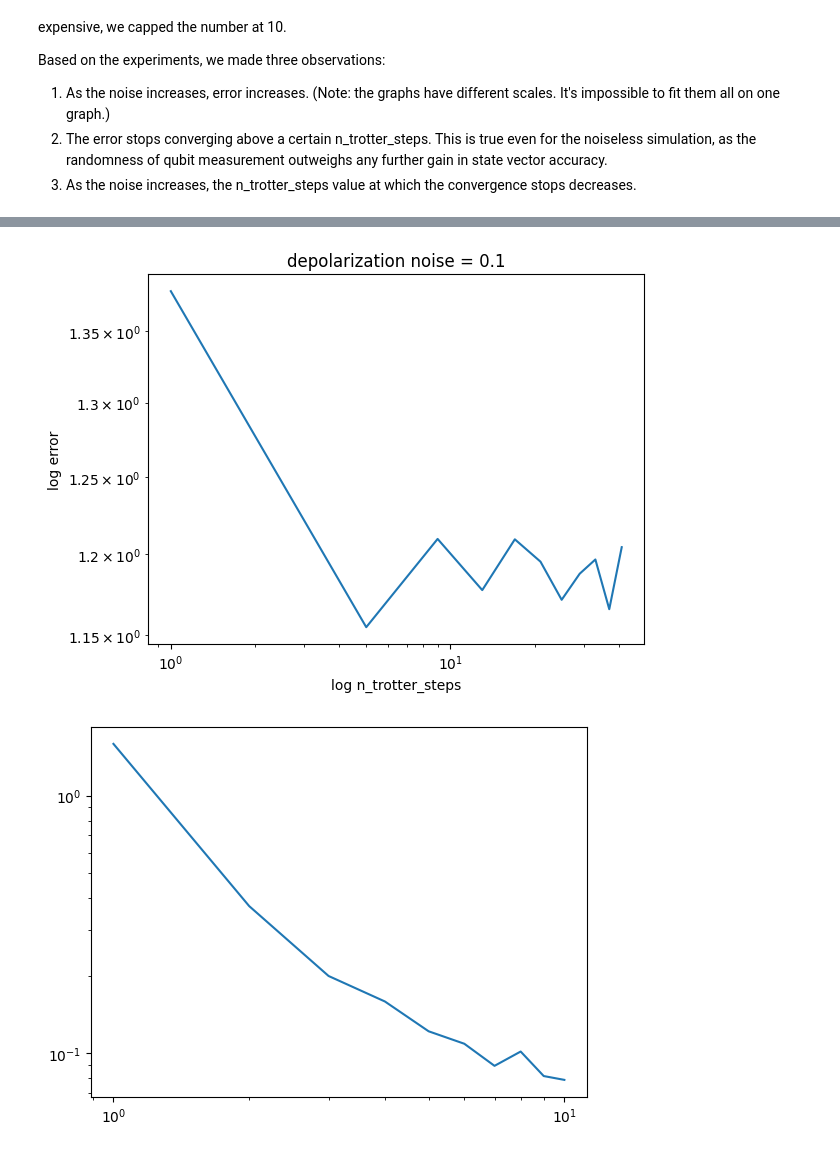
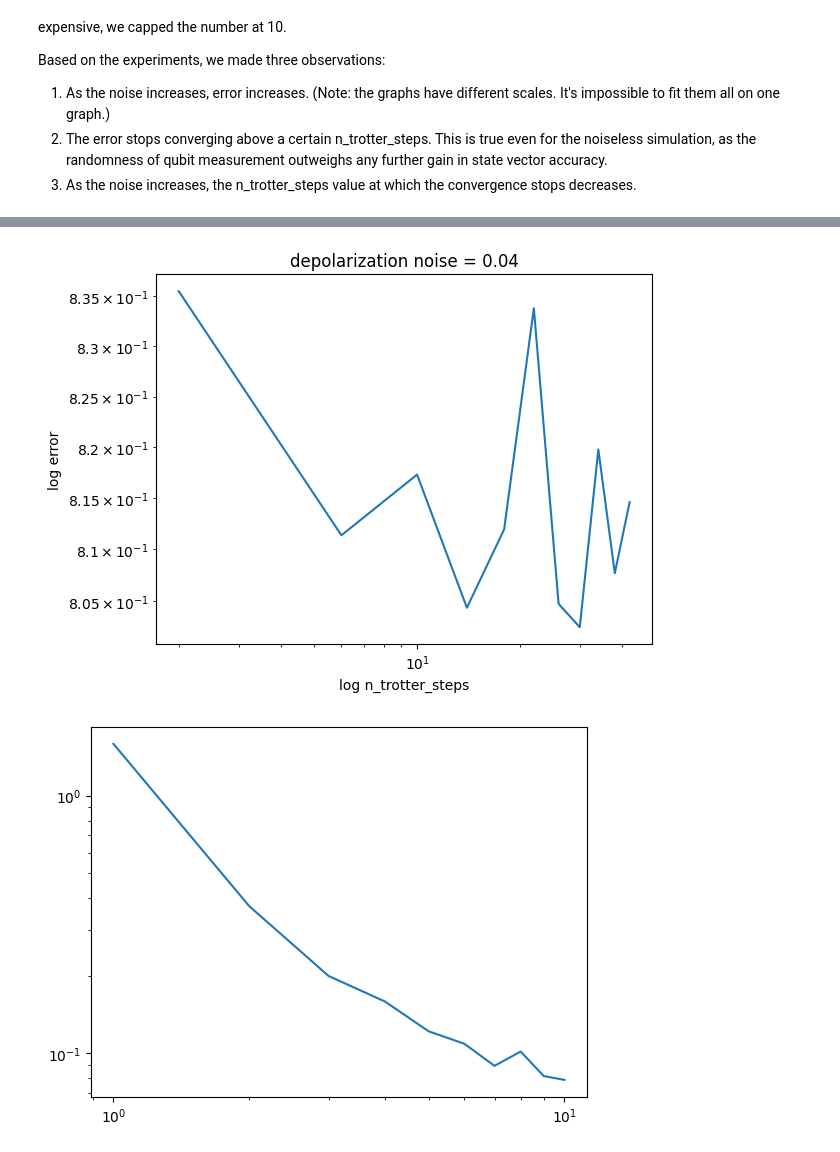
Before and after one commit to Rohan-T144/2025-Quantinuum, a Jupyter notebook: notebooks/hamiltonian_simulation.ipynb, the cells around one changed output, grey strips where cells are left out. Drawn from its saved outputs; the diff is of its cells as text; code cells hidden in the pictures.

```diff
--- a/notebooks/hamiltonian_simulation.ipynb
+++ b/notebooks/hamiltonian_simulation.ipynb
@@ -813,8 +793,8 @@ def dist(counts, st, N, shots):
     for state in all_states:
         noisy_prob = counts_int.get(state, 0) / shots
         exact_prob = exact_probs.get(state, 0)
-        total_diff += abs(noisy_prob - exact_prob)
-    return total_diff
+        total_diff += abs(noisy_prob - exact_prob) ** 2
+    return np.sqrt(total_diff)
 # %%
 def error1(N, t, p, shots, backend):
     circ = trotter1(N, t, p)
@@ -848,7 +828,7 @@ Based on the experiments, we made three observations:
 3. As the noise increases, the n_trotter_steps value at which the convergence stops decreases.
 # %%
 N = 3
-shots = 200
+shots = 20
 t = 1
 n_trotter_steps = range(1, 11, 1)
 ntrials = 10
@@ -887,0 +863,33 @@ for i in range(0, 11, 2):
+# %%
+from mpl_toolkits.mplot3d import Axes3D  # Required for 3D plotting
+noise_vals = np.arange(0, 11, 2) / 100.0
+
+# Preallocate an array to store the error values.
+# Rows correspond to different noise values and columns to different n_trotter_steps.
+L = len(n_trotter_steps)
+all_err = np.zeros((len(noise_vals), L))
+
+# Loop over depolarization noise values and n_trotter_steps, averaging over ntrials
+for j, noise in enumerate(noise_vals):
+    backend = generate_backend(noise)
+    for k in range(L):
+        err_sum = 0
+        for trial in range(ntrials):
+            err_sum += error1(N, t, n_trotter_steps[k], shots, backend)
+        all_err[j, k] = err_sum / ntrials
+
+# Create a meshgrid for plotting:
+# X will hold the n_trotter_steps and Y the noise values.
+X, Y = np.meshgrid(n_trotter_steps, noise_vals)
+
+# Now create the 3D surface plot.
+fig = plt.figure()
+ax = fig.add_subplot(111, projection='3d')
+surf = ax.plot_surface(X, Y, all_err, cmap='viridis', edgecolor='none')
+
+ax.set_xlabel('n_trotter_steps')
+ax.set_ylabel('Depolarization noise')
+ax.set_zlabel('error')
+plt.title("Error vs. n_trotter_steps and Depolarization Noise")
+fig.colorbar(surf, shrink=0.5, aspect=5)
+plt.show()
@@ -888,22 +899,22 @@ for i in range(0, 11, 2):
 # %%
-n_trotter_steps = range(1, 42, 4)
+n_trotter_steps = range(2, 44, 4)
 trials = 5
 L = len(n_trotter_steps)
-for i in range(10, 11, 2):
+for i in range(4, 5, 2):
     backend = generate_backend(i/100)
     err = np.zeros([L, 1])
     for k in range(L):
         for trial in range(ntrials):
             err[k] += error1(N, t, n_trotter_steps[k], shots, backend) / ntrials
     plt.plot(n_trotter_steps, err)
     plt.xscale("log")
     plt.yscale("log")
     plt.xlabel("log n_trotter_steps")
     plt.ylabel("log error")
     plt.title(f"depolarization noise = {i/100}")
     plt.show()
 # %% [output]
-[figure, old version]
+[figure, new version]
 # %%
 L = len(n_trotter_steps)
 for i in range(0, 11, 2):
```
Also changed, not shown: parts of 5 cells of this notebook.
